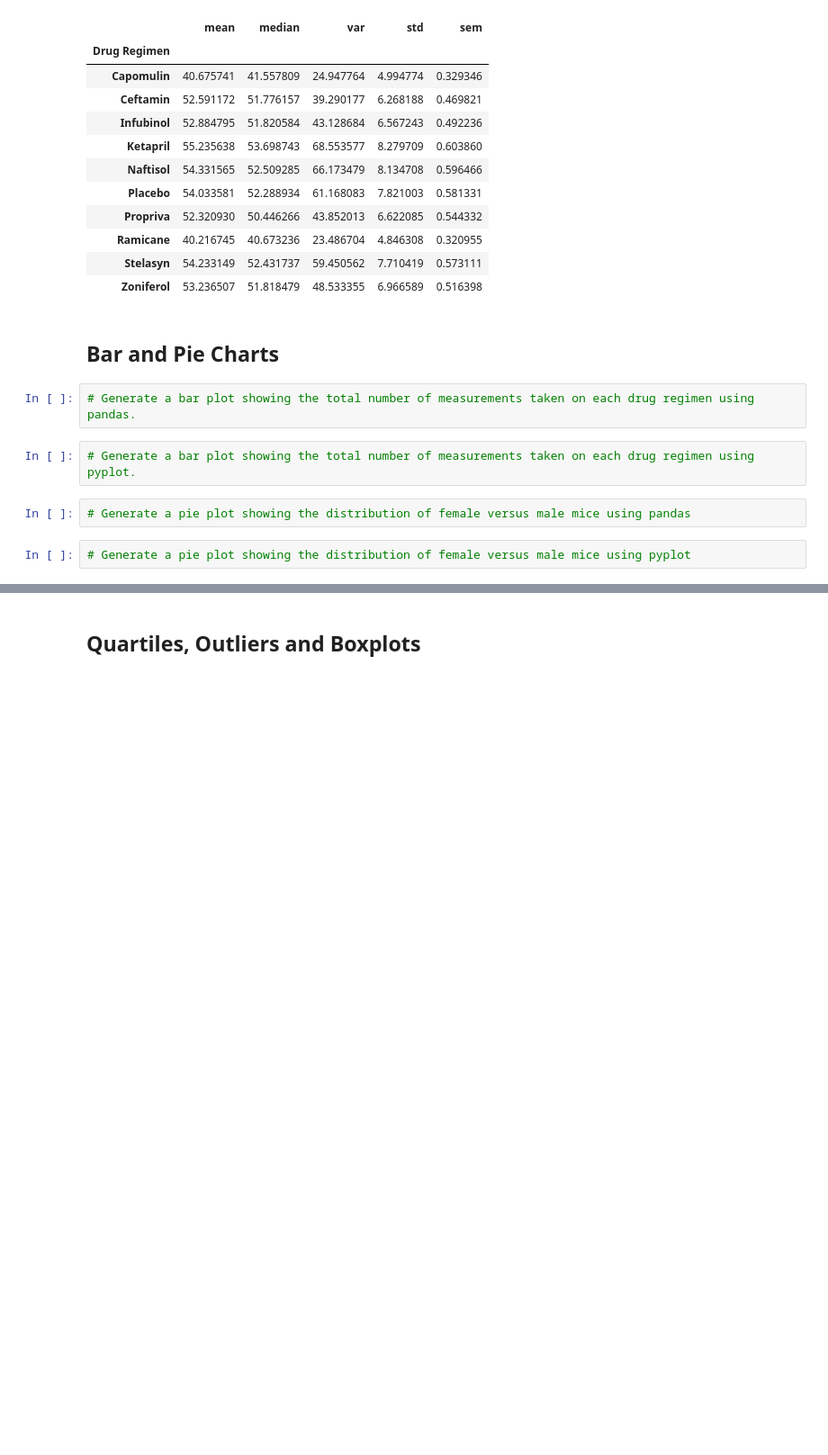
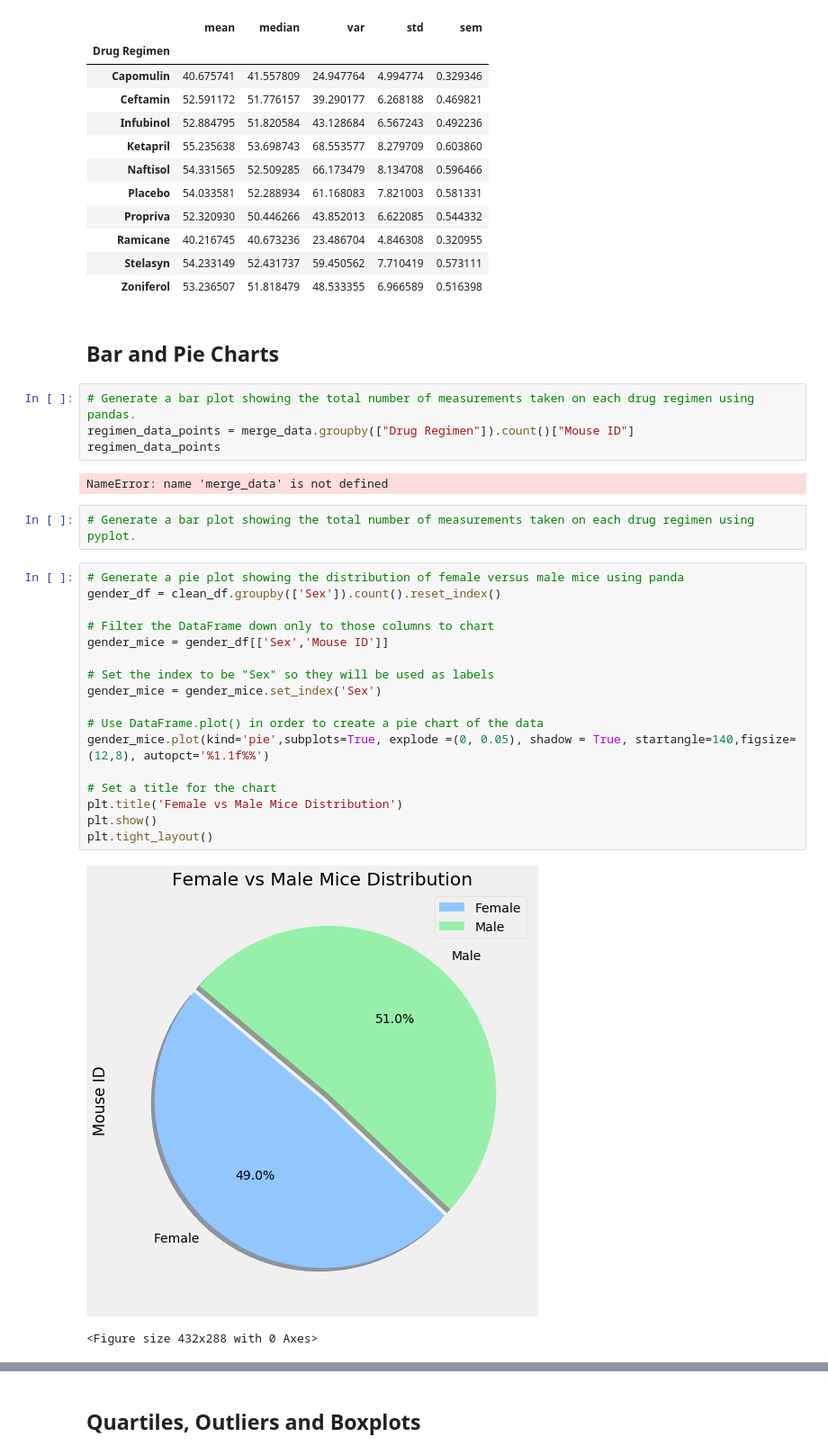
Before and after one commit to aashitarakesh/Matplotlib_Challenge, a Jupyter notebook: pymaceuticals_starter.ipynb, the cells around one changed output, grey strips where cells are left out. Shown: that part at 90% size. Cells and saved outputs as stored; diff of their text form; blank space fills up the shorter version.

Commit message:
Added pie charts

```diff
--- a/pymaceuticals_starter.ipynb
+++ b/pymaceuticals_starter.ipynb
@@ -146,9 +143,29 @@ summary_stats
 ## Bar and Pie Charts
 # %%
 # Generate a bar plot showing the total number of measurements taken on each drug regimen using pandas.
+regimen_data_points = merge_data.groupby(["Drug Regimen"]).count()["Mouse ID"]
+regimen_data_points
+# %% [output]
+NameError: name 'merge_data' is not defined
 # %%
 # Generate a bar plot showing the total number of measurements taken on each drug regimen using pyplot.
-# %%
-# Generate a pie plot showing the distribution of female versus male mice using pandas
-# %%
-# Generate a pie plot showing the distribution of female versus male mice using pyplot
+# %%
+# Generate a pie plot showing the distribution of female versus male mice using panda
+gender_df = clean_df.groupby(['Sex']).count().reset_index()
+
+# Filter the DataFrame down only to those columns to chart
+gender_mice = gender_df[['Sex','Mouse ID']]
+
+# Set the index to be "Sex" so they will be used as labels
+gender_mice = gender_mice.set_index('Sex')
+
+# Use DataFrame.plot() in order to create a pie chart of the data
+gender_mice.plot(kind='pie',subplots=True, explode =(0, 0.05), shadow = True, startangle=140,figsize=(12,8), autopct='%1.1f%%')
+
+# Set a title for the chart
+plt.title('Female vs Male Mice Distribution')
+plt.show()
+plt.tight_layout()
+# %% [output]
+[figure, added]
+<Figure size 432x288 with 0 Axes>
```
Also changed, not shown: parts of 4 cells of this notebook.
